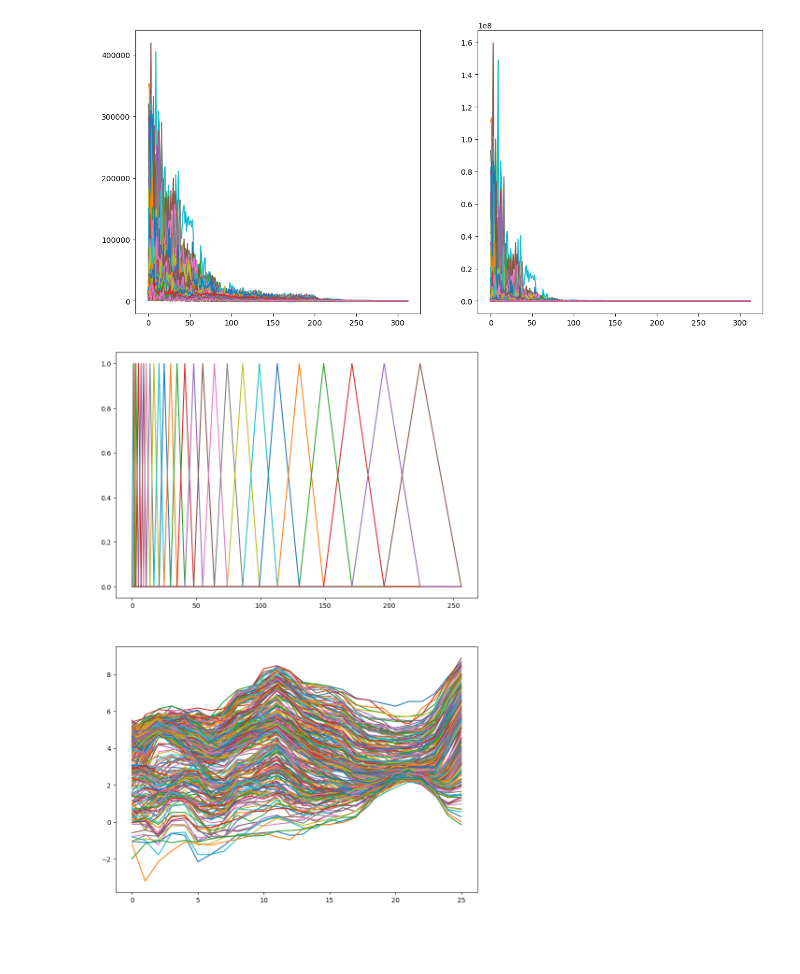
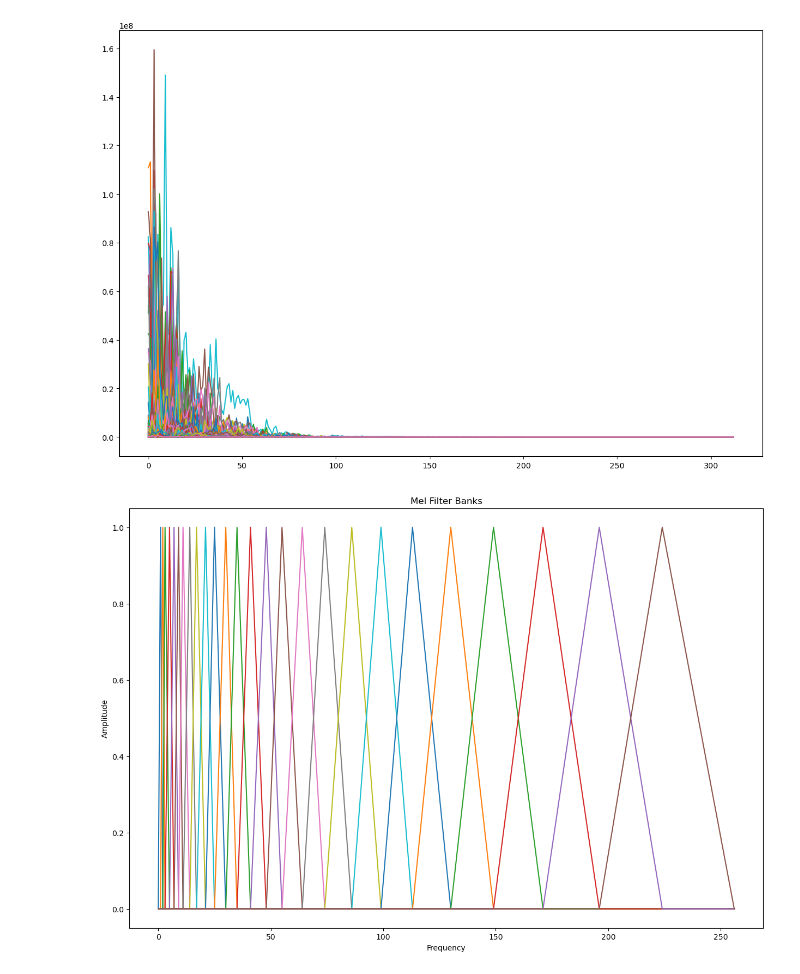
Before and after one commit to nushito/Math-for-Developers, a Jupyter notebook: MFC Project/MFC.ipynb, the cells around one changed output. Saved outputs shown, nothing was run; the diff lists cells and outputs as text; code cells hidden in the pictures; blank space fills up the shorter version.

```diff
--- a/MFC Project/MFC.ipynb
+++ b/MFC Project/MFC.ipynb
@@ -153,17 +184,16 @@ def hamm_win(frames, frame_length):
     hamming_window = get_window("hamming", int(frame_length), fftbins=True)
     return frames * hamming_window
 # %%
-frames_per_web = frame_audio(pre, fft_coeff,frame_step*1000, samplerate)
-frame_audio = audio_frames(pre, samplerate, frame_length, frame_step)
-print(frames_per_web.shape, frame_audio.shape)
+frames_per_web = frame_audio(signal_emphasis,fft_coeff,frame_step*1000, samplerate)
+frame_audio_custom = audio_frames(signal_emphasis, samplerate, frame_length, frame_step)
 
-windowing_step = window(frame_audio, frame_length * samplerate)
-hamming = hamm_win(frame_audio, frame_length*samplerate)
-assert windowing_step.all() == hamming.all()
-plt.figure(figsize=(15,15))
-plt.subplot(221)
-plt.plot(windowing_step)
-plt.subplot(222)
-plt.plot(hamming)
+windowing_step = window_frames(frame_audio_custom, frame_length * samplerate)
+window_frames = hamm_win(frame_audio_custom, frame_length*samplerate)
+
+plt.figure(figsize=(10,8))
+plt.xlabel("Frequency Hz")
+plt.ylabel("Amplitude")
+plt.title("Window Sound")
+plt.plot(window_frames)
 plt.show()
 # %% [output]
@@ -172,20 +201,16 @@ plt.show()
 # %%
-def fft_compute(frames, nfft):
-    return np.absolute(np.fft.rfft(frames, nfft))
-
-def power_sp(fft,frame_length):
-    return np.square(fft)/frame_length
+def fft_ps_compute(frames, nfft, frame_length):
+    c = 1/frame_length
+    sftf = np.square(np.absolute(np.fft.rfft(frames, nfft)))
+    return sftf * c
 # %%
-fft_f = fft_compute(windowing_step, fft_coeff)
-power_fft = power_sp(fft_f, frame_length * samplerate)
-plt.figure(figsize=(15,15))
-plt.subplot(221)
-plt.plot(fft_f)
-plt.subplot(222)
+power_fft = fft_ps_compute(windowing_step, fft_coeff, frame_length * samplerate)
+plt.figure(figsize=(15,10))
+
 plt.plot(power_fft)
 plt.show()
 # %% [output]
-[figure, old version]
+[figure, new version]
 # %%
 def h_mel_transform_filters(samplerate, numbers_filters): # convert Hz to Mel and divide on the triangularers Mel filters, usually they are 26 filters
     mels = np.linspace(0, 2595*np.log10(1+ (samplerate/2)/700), (numbers_filters+2)) # low frequency = 0, high - samplerates/2 num fil +2
@@ -217,17 +242,16 @@ def loagirtm_filt(mel_filters, power_spectrum):
 # %%
 mel_transform = h_mel_transform_filters(samplerate, numbers_filters)
 mel_frequency = mel_frequency_convert(mel_transform)
-mel_filterbanks = mel_filterbanks(numbers_filters, mel_frequency, power_fft, samplerate, fft_coeff)
-logairtm_filt = loagirtm_filt(mel_filterbanks ,power_fft)
-plt.figure(figsize=(10, 15))
-plt.subplot(211)
-plt.plot(mel_filterbanks)
-#mel_fil = mels(logairtm_filt,13)
-plt.subplot(212)
-plt.plot(logairtm_filt)
+mel_banks = mel_filterbanks(numbers_filters, mel_frequency, power_fft, samplerate, fft_coeff)
+logairtm_mb = logairtm_filt(mel_banks ,power_fft)
+plt.figure(figsize=(15, 10))
+plt.plot(mel_banks)
+plt.xlabel("Frequency")
+plt.ylabel("Amplitude")
+plt.title("Mel Filter Banks")
 plt.show()
 # %% [output]
-[figure, old version]
+[figure, new version]
 # %%
 
 # def mels(log_f, mels_num):
```
Also changed, not shown: parts of 10 cells of this notebook, 1 other file.
